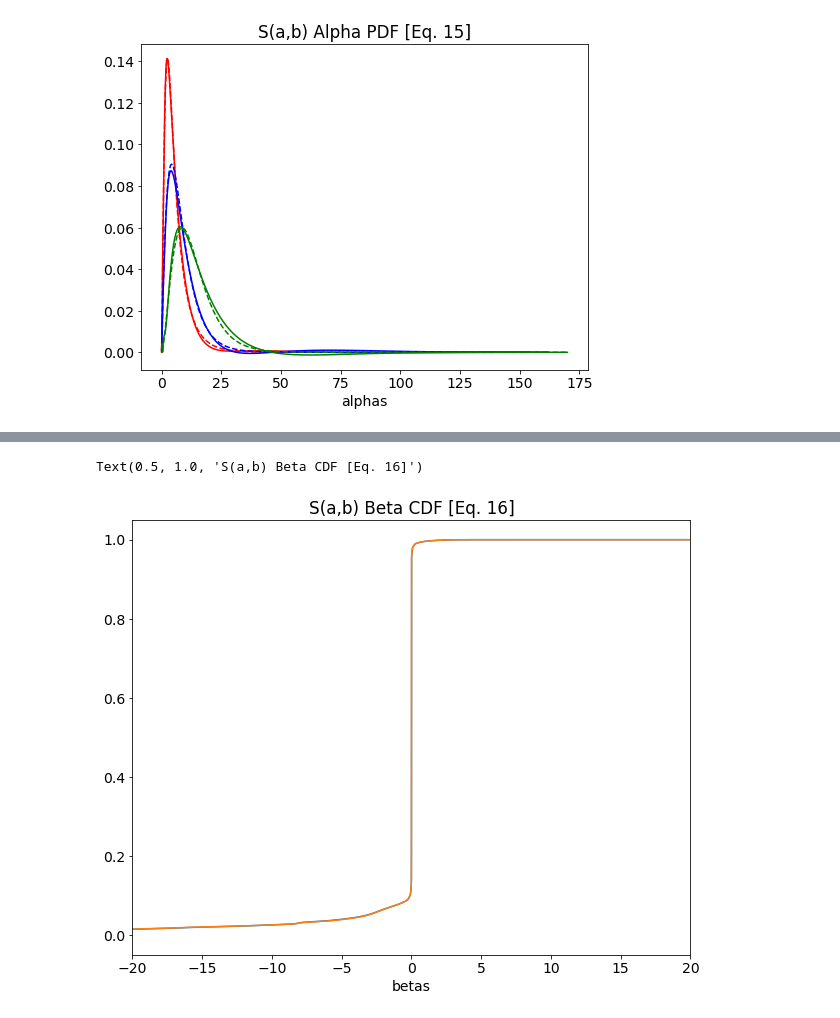
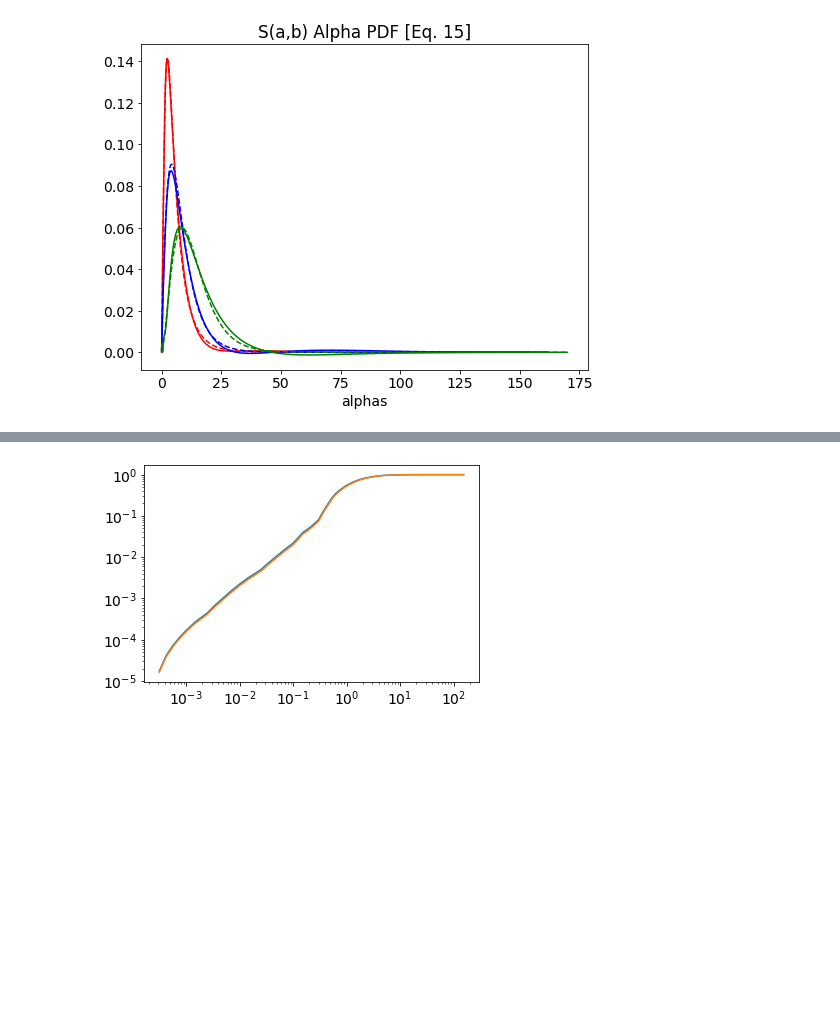
Before and after one commit to ameliajo/cats, a Jupyter notebook: CDFs/h2o/CDF-With-SVD.ipynb, the cells around one changed output, grey strips where cells are left out. Saved outputs shown, nothing was run; the diff lists cells and outputs as text; code cells hidden in the pictures; blank space fills up the shorter version.

```diff
--- a/CDFs/h2o/CDF-With-SVD.ipynb
+++ b/CDFs/h2o/CDF-With-SVD.ipynb
@@ -199,25 +251,36 @@ Text(0.5, 1.0, 'S(a,b) Alpha PDF [Eq. 15]')
+# %%
+these_alphas,eq15Normal = getAlphaPDFNormal(df2,index-1,these_betas)
+eq15Normal = np.cumsum(eq15Normal)
+invVal = 1.0/eq15Normal[-1]
+eq15Normal = [invVal*val for val in eq15Normal]
+plt.plot(these_alphas,eq15Normal)
+
+these_alphas,eq15Normal = getAlphaPDFNormal(df2,index,these_betas)
+eq15Normal = np.cumsum(eq15Normal)
+invVal = 1.0/eq15Normal[-1]
+eq15Normal = [invVal*val for val in eq15Normal]
+plt.plot(these_alphas,eq15Normal)
+# %% [output]
+[figure, added]
 # %%
-plt.figure(figsize=(10,8))
+# plt.figure(figsize=(10,8))
 
-for i,ibeta in enumerate([280, 300, 350]):
-    these_alphas,eq15Normal = getAlphaPDFNormal(df2,ibeta,betas)
-    these_alphas,eq15SVD    = getAlphaPDFSVD(Unew,sigvals,Vnew,betas,alphas,betaMin,betaMax)
-    CDF_alpha_Normal = np.cumsum(eq15Normal)
-    CDF_alpha_SVD    = np.cumsum(eq15SVD)
-eq16Good = np.cumsum(eq14Good)
-total = eq16Good[-1]
-eq16Good = [val/total for val in eq16Good]
-plt.plot(these_betas,eq16Good)
+# for i,ibeta in enumerate([280, 300, 350]):
+#     these_alphas,eq15Normal = getAlphaPDFNormal(df2,ibeta,betas)
+#     these_alphas,eq15SVD    = getAlphaPDFSVD(Unew,sigvals,Vnew,betas,alphas,betaMin,betaMax)
+#     CDF_alpha_Normal = np.cumsum(eq15Normal)
+#     CDF_alpha_SVD    = np.cumsum(eq15SVD)
+# eq16Good = np.cumsum(eq14Good)
+# total = eq16Good[-1]
+# eq16Good = [val/total for val in eq16Good]
+# plt.plot(these_betas,eq16Good)
 
-eq16SVD = np.cumsum(eq14SVD)
-total = eq16SVD[-1]
-eq16SVD = [val/total for val in eq16SVD]
-plt.plot(these_betas,eq16SVD)
+# eq16SVD = np.cumsum(eq14SVD)
+# total = eq16SVD[-1]
+# eq16SVD = [val/total for val in eq16SVD]
+# plt.plot(these_betas,eq16SVD)
 
-plt.xlim([-20,20])
-plt.xlabel('betas')
-plt.title('S(a,b) Beta CDF [Eq. 16]')
+# plt.xlim([-20,20])
+# plt.xlabel('betas')
+# plt.title('S(a,b) Beta CDF [Eq. 16]')
-# %% [output]
-Text(0.5, 1.0, 'S(a,b) Beta CDF [Eq. 16]')
-[figure, removed]
 # %%
```
Also changed, not shown: parts of 13 cells of this notebook, 7 other files.
